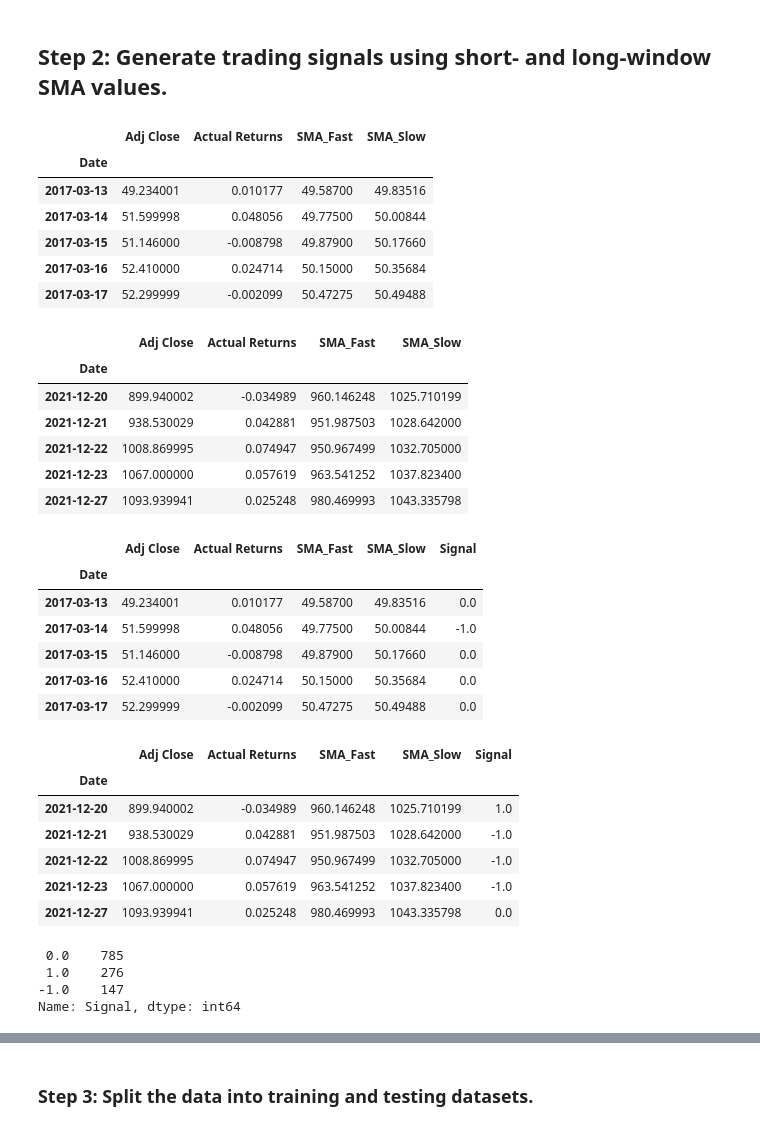
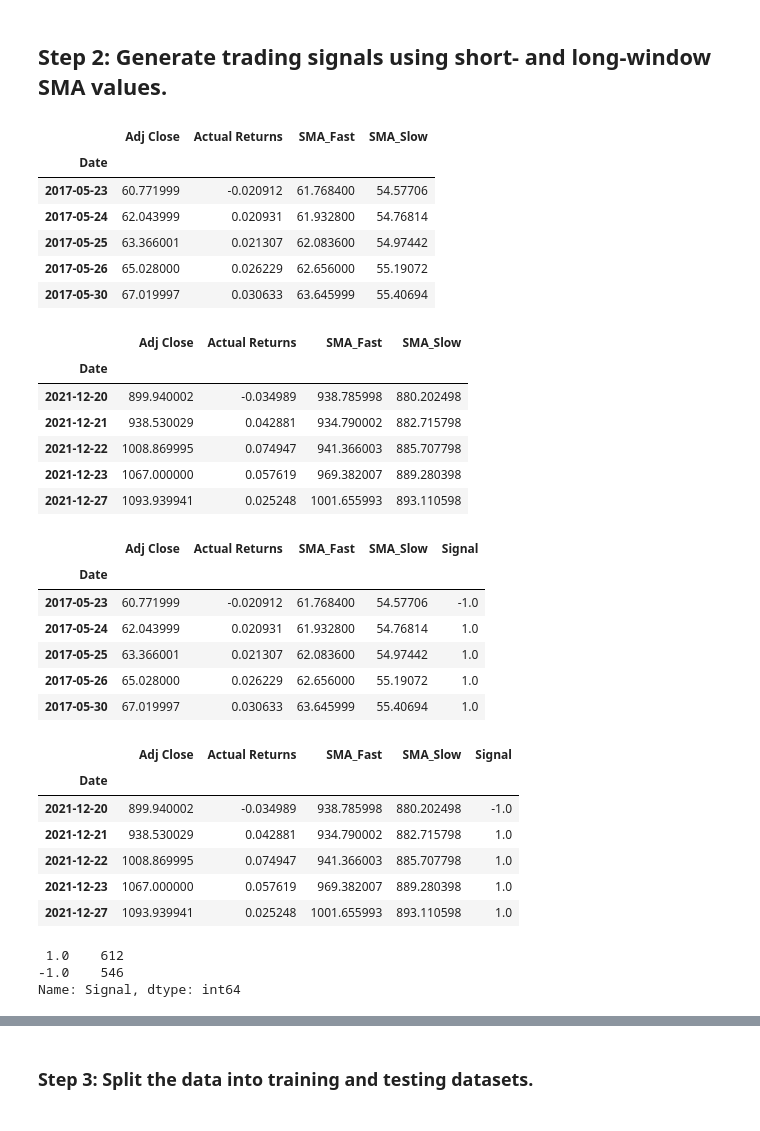
Before and after one commit to tembolo1284/Project_2_Bootcamp, a Jupyter notebook: machine_learning_trading_bot.ipynb, the cells around one changed output, grey strips where cells are left out. Saved outputs shown, nothing was run; the diff lists cells and outputs as text; code cells hidden in the pictures.

```diff
--- a/machine_learning_trading_bot.ipynb
+++ b/machine_learning_trading_bot.ipynb
@@ -157,8 +157,8 @@ dataStd
 ## Step 2: Generate trading signals using short- and long-window SMA values.
 # %%
 # Set the short window and long window
-short_window = 8
-long_window = 50
+short_window = 5
+long_window = 100
 
 # Generate the fast and slow simple moving averages (4 and 100 days, respectively)
 signals_df['SMA_Fast'] = signals_df['Adj Close'].rolling(window=short_window).mean()
@@ -172,54 +172,54 @@ display(signals_df.tail())
 # %% [output]
 |  | Adj Close | Actual Returns | SMA_Fast | SMA_Slow |
 | Date |  |  |  |  |
-| 2017-03-13 | 49.234001 | 0.010177 | 49.58700 | 49.83516 |
-| 2017-03-14 | 51.599998 | 0.048056 | 49.77500 | 50.00844 |
-| 2017-03-15 | 51.146000 | -0.008798 | 49.87900 | 50.17660 |
-| 2017-03-16 | 52.410000 | 0.024714 | 50.15000 | 50.35684 |
-| 2017-03-17 | 52.299999 | -0.002099 | 50.47275 | 50.49488 |
+| 2017-05-23 | 60.771999 | -0.020912 | 61.768400 | 54.57706 |
+| 2017-05-24 | 62.043999 | 0.020931 | 61.932800 | 54.76814 |
+| 2017-05-25 | 63.366001 | 0.021307 | 62.083600 | 54.97442 |
+| 2017-05-26 | 65.028000 | 0.026229 | 62.656000 | 55.19072 |
+| 2017-05-30 | 67.019997 | 0.030633 | 63.645999 | 55.40694 |
 |  | Adj Close | Actual Returns | SMA_Fast | SMA_Slow |
 | Date |  |  |  |  |
-| 2021-12-20 | 899.940002 | -0.034989 | 960.146248 | 1025.710199 |
-| 2021-12-21 | 938.530029 | 0.042881 | 951.987503 | 1028.642000 |
-| 2021-12-22 | 1008.869995 | 0.074947 | 950.967499 | 1032.705000 |
-| 2021-12-23 | 1067.000000 | 0.057619 | 963.541252 | 1037.823400 |
-| 2021-12-27 | 1093.939941 | 0.025248 | 980.469993 | 1043.335798 |
+| 2021-12-20 | 899.940002 | -0.034989 | 938.785998 | 880.202498 |
+| 2021-12-21 | 938.530029 | 0.042881 | 934.790002 | 882.715798 |
+| 2021-12-22 | 1008.869995 | 0.074947 | 941.366003 | 885.707798 |
+| 2021-12-23 | 1067.000000 | 0.057619 | 969.382007 | 889.280398 |
+| 2021-12-27 | 1093.939941 | 0.025248 | 1001.655993 | 893.110598 |
 # %%
 # Initialize the new Signal column
 signals_df['Signal'] = 0.0
 
 # When Actual Returns are greater than or equal to 0, generate signal to buy stock long
-signals_df.loc[(signals_df['Actual Returns'] <= -0.5*dataStd), 'Signal'] = 1
+signals_df.loc[(signals_df['Actual Returns'] >= 0), 'Signal'] = 1
 
 # When Actual Returns are less than 0, generate signal to sell stock short
-signals_df.loc[(signals_df['Actual Returns'] > 1*dataStd), 'Signal'] = -1
+signals_df.loc[(signals_df['Actual Returns'] < 0), 'Signal'] = -1
 
 # Review the DataFrame
 display(signals_df.head())
 display(signals_df.tail())
 # %% [output]
 |  | Adj Close | Actual Returns | SMA_Fast | SMA_Slow | Signal |
 | Date |  |  |  |  |  |
-| 2017-03-13 | 49.234001 | 0.010177 | 49.58700 | 49.83516 | 0.0 |
-| 2017-03-14 | 51.599998 | 0.048056 | 49.77500 | 50.00844 | -1.0 |
-| 2017-03-15 | 51.146000 | -0.008798 | 49.87900 | 50.17660 | 0.0 |
-| 2017-03-16 | 52.410000 | 0.024714 | 50.15000 | 50.35684 | 0.0 |
-| 2017-03-17 | 52.299999 | -0.002099 | 50.47275 | 50.49488 | 0.0 |
+| 2017-05-23 | 60.771999 | -0.020912 | 61.768400 | 54.57706 | -1.0 |
+| 2017-05-24 | 62.043999 | 0.020931 | 61.932800 | 54.76814 | 1.0 |
+| 2017-05-25 | 63.366001 | 0.021307 | 62.083600 | 54.97442 | 1.0 |
+| 2017-05-26 | 65.028000 | 0.026229 | 62.656000 | 55.19072 | 1.0 |
+| 2017-05-30 | 67.019997 | 0.030633 | 63.645999 | 55.40694 | 1.0 |
 |  | Adj Close | Actual Returns | SMA_Fast | SMA_Slow | Signal |
 | Date |  |  |  |  |  |
-| 2021-12-20 | 899.940002 | -0.034989 | 960.146248 | 1025.710199 | 1.0 |
-| 2021-12-21 | 938.530029 | 0.042881 | 951.987503 | 1028.642000 | -1.0 |
-| 2021-12-22 | 1008.869995 | 0.074947 | 950.967499 | 1032.705000 | -1.0 |
-| 2021-12-23 | 1067.000000 | 0.057619 | 963.541252 | 1037.823400 | -1.0 |
-| 2021-12-27 | 1093.939941 | 0.025248 | 980.469993 | 1043.335798 | 0.0 |
+| 2021-12-20 | 899.940002 | -0.034989 | 938.785998 | 880.202498 | -1.0 |
+| 2021-12-21 | 938.530029 | 0.042881 | 934.790002 | 882.715798 | 1.0 |
+| 2021-12-22 | 1008.869995 | 0.074947 | 941.366003 | 885.707798 | 1.0 |
+| 2021-12-23 | 1067.000000 | 0.057619 | 969.382007 | 889.280398 | 1.0 |
+| 2021-12-27 | 1093.939941 | 0.025248 | 1001.655993 | 893.110598 | 1.0 |
 # %%
 signals_df['Signal'].value_counts()
 
+#signals_df = signals_df[signals_df.Signal != 0]
 #Need to drop 0's from data before using ML algorithm
 # %% [output]
- 0.0    785
- 1.0    276
--1.0    147
+ 1.0    612
+-1.0    546
 Name: Signal, dtype: int64
 # %%
 # Calculate the strategy returns and add them to the signals_df DataFrame
```
Also changed, not shown: parts of 25 cells of this notebook.
